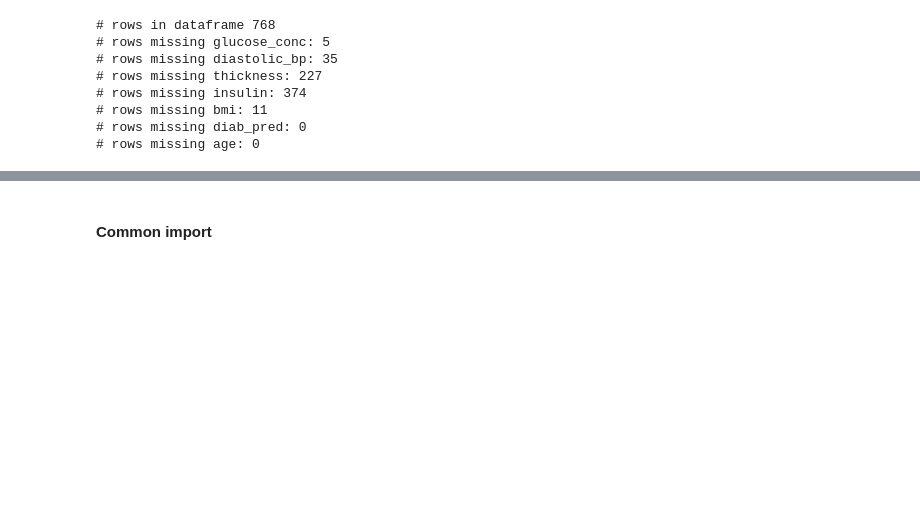
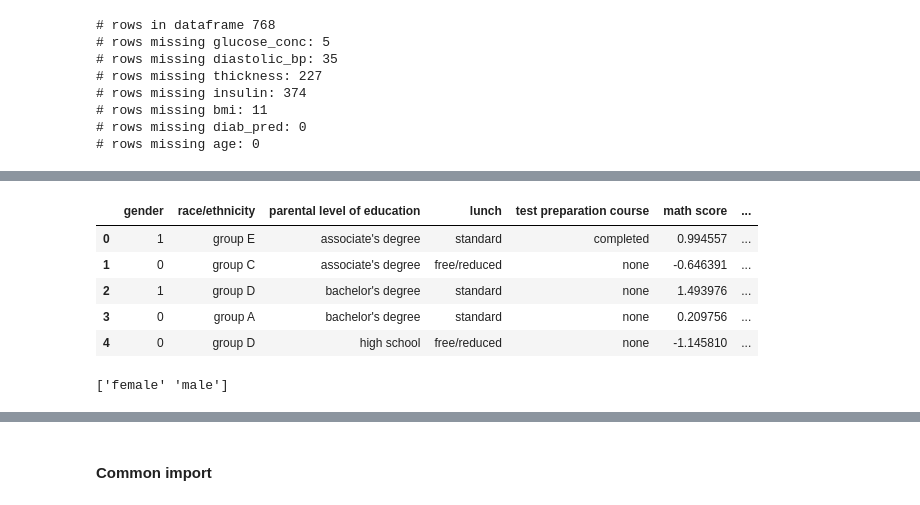
Before and after one commit to bansalrishi/MachineLearningWithPython, a Jupyter notebook: 01. Data Pre-Processing.ipynb, the cells around one changed output, grey strips where cells are left out. Cells and saved outputs as stored; diff of their text form; code cells hidden in the pictures; blank space fills up the shorter version.

```diff
--- a/01. Data Pre-Processing.ipynb
+++ b/01. Data Pre-Processing.ipynb
@@ -234,0 +229,15 @@ print (X,y)
+# %%
+le = preprocessing.LabelEncoder()
+exam_data['gender'] = le.fit_transform(exam_data['gender'].astype(str))
+exam_data.head()
+# %% [output]
+|  | gender | race/ethnicity | parental level of education | lunch | test preparation course | math score | ... |
+| 0 | 1 | group E | associate's degree | standard | completed | 0.994557 | ... |
+| 1 | 0 | group C | associate's degree | free/reduced | none | -0.646391 | ... |
+| 2 | 1 | group D | bachelor's degree | standard | none | 1.493976 | ... |
+| 3 | 0 | group A | bachelor's degree | standard | none | 0.209756 | ... |
+| 4 | 0 | group D | high school | free/reduced | none | -1.145810 | ... |
+# %%
+print(le.classes_)
+# %% [output]
+['female' 'male']
```
Also changed, not shown: parts of 78 cells of this notebook, 1 other file.
